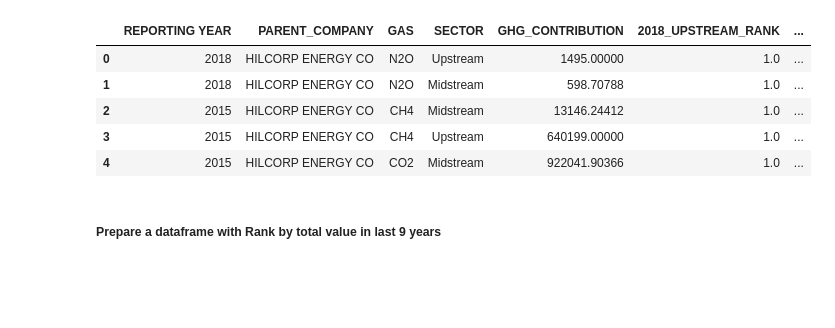
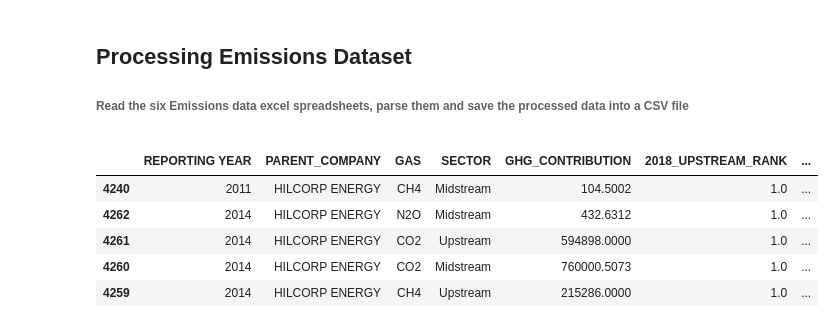
Before and after one commit to rafeesumich/591-GHGFromOilandGasSystems, a Jupyter notebook: EmissionsDataPreparation.ipynb, the cells around one changed output. Drawn from its saved outputs; the diff is of its cells as text; code cells hidden in the pictures; blank space fills up the shorter version.

```diff
--- a/EmissionsDataPreparation.ipynb
+++ b/EmissionsDataPreparation.ipynb
@@ -29,4 +73,13 @@ folder_path = "./"
+# %% [markdown]
+## Processing Emissions Dataset
+
+###### Read the six Emissions data excel spreadsheets, parse them and save the processed data into a CSV file
+<a id='ProcessEmissionsData'></a>
 # %%
+#Read emission excel spreadsheets and parse them into pandas dataframe
+FileList=['Midstream-CH4.xls','Midstream-CO2.xls','Midstream-N2O.xls','Upstream-CH4.xls','Upstream-CO2.xls','Upstream-N2O.xls']
+folder_path = "./"
+
 total_size = 0
 df_list=[]
 for file in FileList:
@@ -53,68 +106,71 @@ df_fullset=df_fullset.explode('PARENT COMPANIES')
 
 #Seperate the company name and contribution
 regex=r'(?P<PARENT_COMPANY>[-\w\s\d,&./()#]+)([\(])(?P<CONTRIBUTION>[\(\d.]+)([%\)]*)'
+#Compile the regular expression for better performance
+compName_RE = re.compile(regex)
 
 df_fullset[['PARENT_COMPANY','CONTRIBUTION_PERCENT']]=df_fullset['PARENT COMPANIES'].str\
-.extract(regex)[['PARENT_COMPANY','CONTRIBUTION']]
+.extract(compName_RE)[['PARENT_COMPANY','CONTRIBUTION']]
 
 #Turn those numbers into float values
 df_fullset[['GHG QUANTITY (METRIC TONS CO2e)','CONTRIBUTION_PERCENT']]=df_fullset[['GHG QUANTITY (METRIC TONS CO2e)','CONTRIBUTION_PERCENT']].apply(pd.to_numeric)
 
 df_fullset['GHG_CONTRIBUTION']=df_fullset['GHG QUANTITY (METRIC TONS CO2e)']*df_fullset['CONTRIBUTION_PERCENT']*0.01
 df_fullset['PARENT_COMPANY']=df_fullset['PARENT_COMPANY'].str.strip()
+
+#Standardize company names
+df_NameLookup = pd.read_csv(folder_path+'CompanyName_Lookup.csv',sep='|')
+df_NameLookup['PARENT_COMPANY']=df_NameLookup['PARENT_COMPANY'].str.strip()
+
+df_fullset=df_fullset.merge(df_NameLookup,left_on='PARENT_COMPANY', right_on='PARENT_COMPANY', how='left')
+
+## Remove the rows that doesnt have company name, these are excel column wise sums
+df_fullset=df_fullset[~df_fullset['STANDARD_COMPANY_NAME'].isna()]
+#replace raw company names with standardized company names
+df_fullset['PARENT_COMPANY']=df_fullset['STANDARD_COMPANY_NAME'].str.strip()
+
 #Aggregate the data by Parent company, sector, reporting year and Emission type
-
 df_Agg=df_fullset.groupby(['REPORTING YEAR','PARENT_COMPANY','GAS','SECTOR'])['GHG_CONTRIBUTION']\
 .agg('sum').reset_index().sort_values(['PARENT_COMPANY','REPORTING YEAR'])
 
-df_Agg['PARENT_COMPANY']=df_Agg['PARENT_COMPANY'].str.strip()
 
-#2018 upstream rank
+#2018 upstream emission rank
 df_Agg_upstream=df_Agg[(df_Agg['REPORTING YEAR']==2018) & (df_Agg['SECTOR']=='Upstream')].groupby(['PARENT_COMPANY']).sum().sort_values('GHG_CONTRIBUTION',ascending=False).reset_index().reset_index().rename(columns={'index':'2018_UPSTREAM_RANK'})
 df_Agg_upstream['2018_UPSTREAM_RANK']=df_Agg_upstream['2018_UPSTREAM_RANK']+1
 df_Agg_upstream=df_Agg_upstream.drop(['REPORTING YEAR','GHG_CONTRIBUTION'],axis=1)
 #df_Agg_upstream.head(10)
 
-#2018 midstream rank
+#2018 midstream emission rank
 df_Agg_midstream=df_Agg[(df_Agg['REPORTING YEAR']==2018) & (df_Agg['SECTOR']=='Midstream')].groupby(['PARENT_COMPANY']).sum().sort_values('GHG_CONTRIBUTION',ascending=False).reset_index().reset_index().rename(columns={'index':'2018_MIDSTREAM_RANK'})
 df_Agg_midstream['2018_MIDSTREAM_RANK']=df_Agg_midstream['2018_MIDSTREAM_RANK']+1
 df_Agg_midstream=df_Agg_midstream.drop(['REPORTING YEAR','GHG_CONTRIBUTION'],axis=1)
 df_Agg_midstream.head(10)
 
-
-#2018 Overall rank
+#2018 combined emission rank
 df_Agg_overall=df_Agg[(df_Agg['REPORTING YEAR']==2018)].groupby(['PARENT_COMPANY']).sum().sort_values('GHG_CONTRIBUTION',ascending=False).reset_index().reset_index().rename(columns={'index':'2018_OVERALL_RANK'})
 df_Agg_overall['2018_OVERALL_RANK']=df_Agg_overall['2018_OVERALL_RANK']+1
 df_Agg_overall=df_Agg_overall.drop(['REPORTING YEAR','GHG_CONTRIBUTION'],axis=1)
 df_Agg_overall.head(10)
-
 
 # Add ranks to Aggregated dataset
 df_Agg_withRanks=pd.merge(df_Agg,df_Agg_upstream,on='PARENT_COMPANY',how='left')\
 .merge(df_Agg_midstream,on='PARENT_COMPANY',how='left')\
 .merge(df_Agg_overall,on='PARENT_COMPANY',how='left')\
 .sort_values('2018_UPSTREAM_RANK')
 
 #Fill uncalculated ranks to max rank
 df_Agg_withRanks['2018_UPSTREAM_RANK']=df_Agg_withRanks['2018_UPSTREAM_RANK'].fillna(max(df_Agg_withRanks['2018_UPSTREAM_RANK'])+1)
 df_Agg_withRanks['2018_MIDSTREAM_RANK']=df_Agg_withRanks['2018_MIDSTREAM_RANK'].fillna(max(df_Agg_withRanks['2018_MIDSTREAM_RANK'])+1)
 
-#Standardize company names
-df_NameLookup = pd.read_csv(folder_path+'CompanyName_Lookup.csv',sep='|')
-df_NameLookup['PARENT_COMPANY']=df_NameLookup['PARENT_COMPANY'].str.strip()
-#df_NameLookup.sample(5)
-df_Agg_withRanks=df_Agg_withRanks.merge(df_NameLookup,left_on='PARENT_COMPANY', right_on='PARENT_COMPANY', how='left')
 
-#Keep a copy of processed data into a file
+#Save a copy of processed data to CSV file for visualization and analysis
 df_Agg_withRanks.to_csv('Emissions_aggregatedData.csv',index=False,sep='|')
 
 df_Agg_withRanks.head(5)
 # %% [output]
 |  | REPORTING YEAR | PARENT_COMPANY | GAS | SECTOR | GHG_CONTRIBUTION | 2018_UPSTREAM_RANK | ... |
-| 0 | 2018 | HILCORP ENERGY CO | N2O | Upstream | 1495.00000 | 1.0 | ... |
-| 1 | 2018 | HILCORP ENERGY CO | N2O | Midstream | 598.70788 | 1.0 | ... |
-| 2 | 2015 | HILCORP ENERGY CO | CH4 | Midstream | 13146.24412 | 1.0 | ... |
-| 3 | 2015 | HILCORP ENERGY CO | CH4 | Upstream | 640199.00000 | 1.0 | ... |
-| 4 | 2015 | HILCORP ENERGY CO | CO2 | Midstream | 922041.90366 | 1.0 | ... |
+| 4240 | 2011 | HILCORP ENERGY | CH4 | Midstream | 104.5002 | 1.0 | ... |
+| 4262 | 2014 | HILCORP ENERGY | N2O | Midstream | 432.6312 | 1.0 | ... |
+| 4261 | 2014 | HILCORP ENERGY | CO2 | Upstream | 594898.0000 | 1.0 | ... |
+| 4260 | 2014 | HILCORP ENERGY | CO2 | Midstream | 760000.5073 | 1.0 | ... |
+| 4259 | 2014 | HILCORP ENERGY | CH4 | Upstream | 215286.0000 | 1.0 | ... |
-# %% [markdown]
-##### Prepare a dataframe with Rank by total value in last 9 years
```
Also changed, not shown: parts of 50 cells of this notebook, 20 other files.
